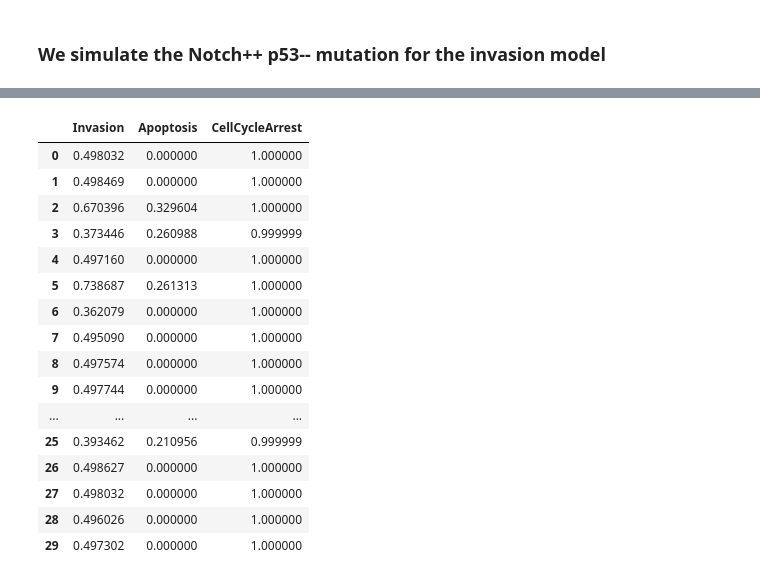
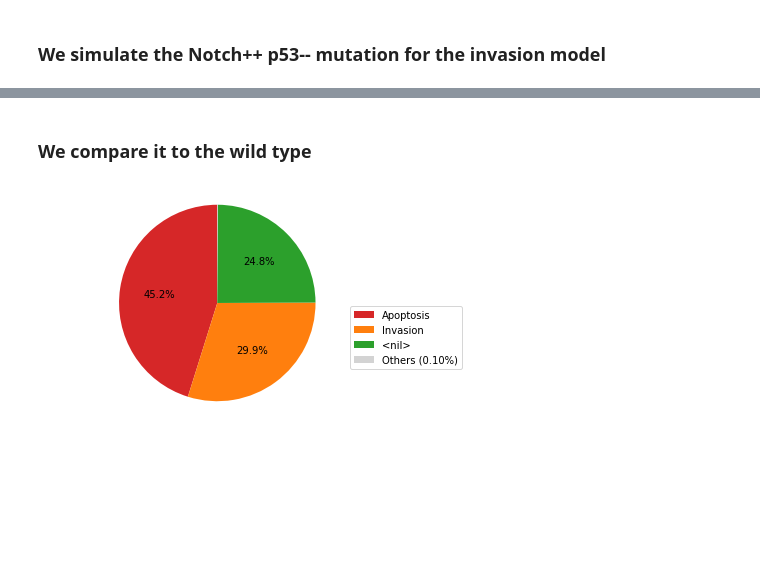
Before and after one commit to vincent-noel/pyMaBoSS, a Jupyter notebook: notebook/Ensemble/Filters.ipynb, the cells around one changed output, grey strips where cells are left out. Drawn from its saved outputs; the diff is of its cells as text; code cells hidden in the pictures; blank space fills up the shorter version.

```diff
--- a/notebook/Ensemble/Filters.ipynb
+++ b/notebook/Ensemble/Filters.ipynb
@@ -77,20 +56,23 @@ result_sub.plot_piechart()
-# %%
-result_sub.getSteadyStatesNodesDistribution()
-# %% [output]
-|  | Invasion | Apoptosis | CellCycleArrest |
-| 0 | 0.498032 | 0.000000 | 1.000000 |
-| 1 | 0.498469 | 0.000000 | 1.000000 |
-| 2 | 0.670396 | 0.329604 | 1.000000 |
-| 3 | 0.373446 | 0.260988 | 0.999999 |
-| 4 | 0.497160 | 0.000000 | 1.000000 |
-| 5 | 0.738687 | 0.261313 | 1.000000 |
-| 6 | 0.362079 | 0.000000 | 1.000000 |
-| 7 | 0.495090 | 0.000000 | 1.000000 |
-| 8 | 0.497574 | 0.000000 | 1.000000 |
-| 9 | 0.497744 | 0.000000 | 1.000000 |
-| ... | ... | ... | ... |
-| 25 | 0.393462 | 0.210956 | 0.999999 |
-| 26 | 0.498627 | 0.000000 | 1.000000 |
-| 27 | 0.498032 | 0.000000 | 1.000000 |
-| 28 | 0.496026 | 0.000000 | 1.000000 |
-| 29 | 0.497302 | 0.000000 | 1.000000 |
+# %% [markdown]
+### We compare it to the wild type
+# %%
+simulation_wt = maboss.Ensemble(
+    path="Invasion",
+    use_physrandgen=0,
+    sample_count=100000,
+    thread_count=6,
+    istate={
+        'DNAdamage': (0.5, 0.5),
+        'ECMicroenv': (0.5, 0.5),
+    },
+    max_time=50, time_tick=1,
+    outputs=outputs,
+    individual_results=True,
+    random_sampling=True
+)
+simulation_wt.palette = simulation.palette
+result_wt = simulation_wt.run()
+# %%
+result_wt.plot_piechart()
+# %% [output]
+[figure, added]
```
Also changed, not shown: parts of 9 cells of this notebook, 6 other files.
